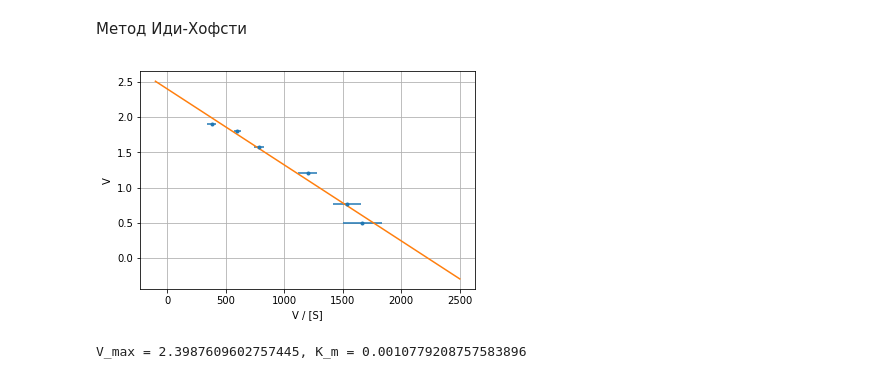
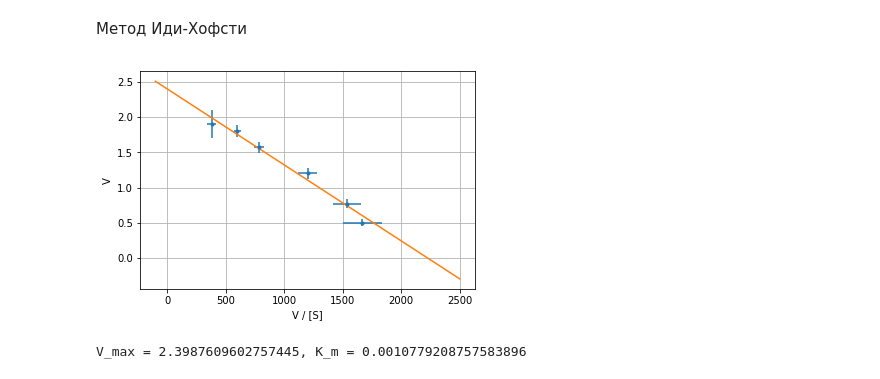
Before and after one commit to kventinel/BSU, a Jupyter notebook: 3_course/1_sem/Bio/Lab3/Lab3.ipynb, the cells around one changed output. Cells and saved outputs as stored; diff of their text form; code cells hidden in the pictures.

```diff
--- a/3_course/1_sem/Bio/Lab3/Lab3.ipynb
+++ b/3_course/1_sem/Bio/Lab3/Lab3.ipynb
@@ -90,20 +90,20 @@ V_max = 2.1620770451378992, K_m = 0.0009163156258956061
 # %%
 def trend_line(t, a, b):
     return a + b * t
 
 a, b = curve_fit(lambda t, a, b: trend_line(t, a, b),
                  mid_speed[1:] / urea[1:],
                  mid_speed[1:])[0]
 plt.errorbar(mid_speed[1:] / urea[1:], mid_speed[1:],
-             xerr=delta_speed[1:] / urea[1:], fmt='.')
+             xerr=delta_speed[1:] / urea[1:], yerr=delta_speed[1:], fmt='.')
 x = np.linspace(-100, 2500, 100)
 plt.plot(x, trend_line(x, a, b))
 plt.grid()
 plt.xlabel("V / [S]")
 plt.ylabel("V")
 plt.show()
 # %% [output]
-[figure, old version]
+[figure, new version]
 # %%
 v_max = a
 k_m = np.tan(-b)
```
